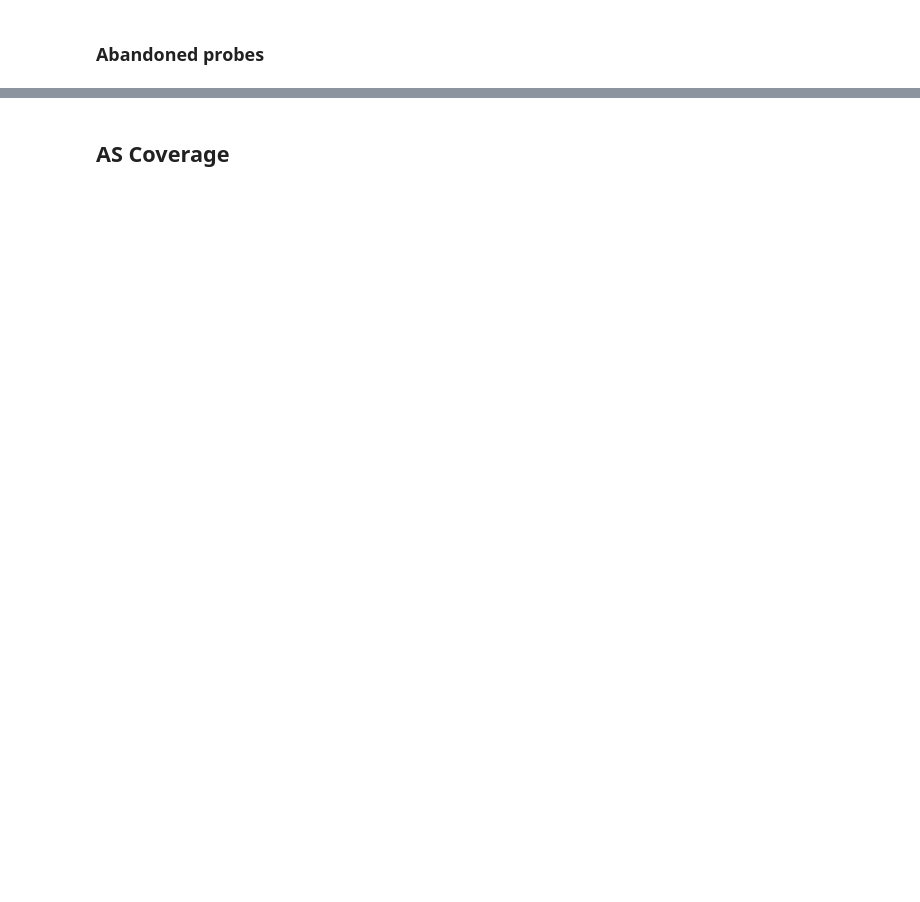
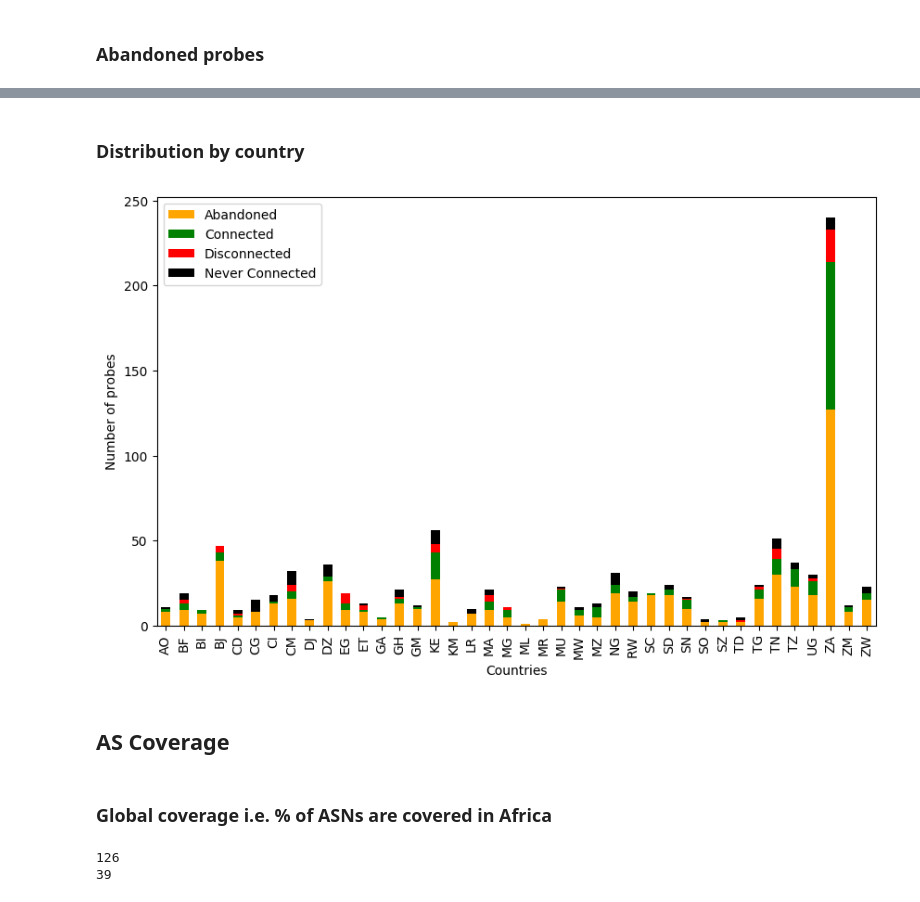
Before and after one commit to AFRINIC-Labs/Africa_Internet_Measurement_Survey, a Jupyter notebook: platforms-africa.ipynb, the cells around one changed output, grey strips where cells are left out. Drawn from its saved outputs; the diff is of its cells as text; code cells hidden in the pictures; blank space fills up the shorter version.

```diff
--- a/platforms-africa.ipynb
+++ b/platforms-africa.ipynb
@@ -313,5 +313,22 @@ fig = dict(data=[data_neverseen], layout=layout)
 py.iplot( fig, validate=False, filename='d3-bubble-map-populations' )
 # %% [output]
 [interactive output not drawn]
+# %% [markdown]
+### Distribution by country
+# %%
+df = pd.read_csv('data/africa_probes.csv')
+df = df.iloc[:,[6,15,17,20]]
+df_agg = df.groupby(['cc','status_name']).size().reset_index(name='counts')
+df = df_agg.pivot(index='cc', columns='status_name',values='counts')
+df.to_csv('data/cc_distribution.csv')
+df = pd.read_csv('data/cc_distribution.csv')
+# %%
+df.plot.bar(x='cc', stacked=True, figsize=(10,6), color=('orange', 'green', 'red', 'black'))
+plt.ylabel('Number of probes')
+plt.xlabel('Countries')
+#plt.savefig("../data/plots/percentage_website_local_vs_remote_ordered.pdf", bbox="tight")
+plt.show()
+# %% [output]
+[figure, added]
 # %% [markdown]
 ## AS Coverage
@@ -317,0 +340,10 @@ py.iplot( fig, validate=False, filename='d3-bubble-map-populations' )
+# %% [markdown]
+### Global coverage i.e. % of ASNs are covered in Africa
+# %%
+asn_v4 = len(df_probes_asn.loc[(df_probes_asn.status==1)].asn_v4.dropna().unique())
+print(asn_v4)
+asn_v6 = len(df_probes_asn.loc[df_probes_asn.status==1].asn_v6.dropna().unique())
+print(asn_v6)
+# %% [output]
+126
+39
```
Also changed, not shown: parts of 8 cells of this notebook, 1 other file.
